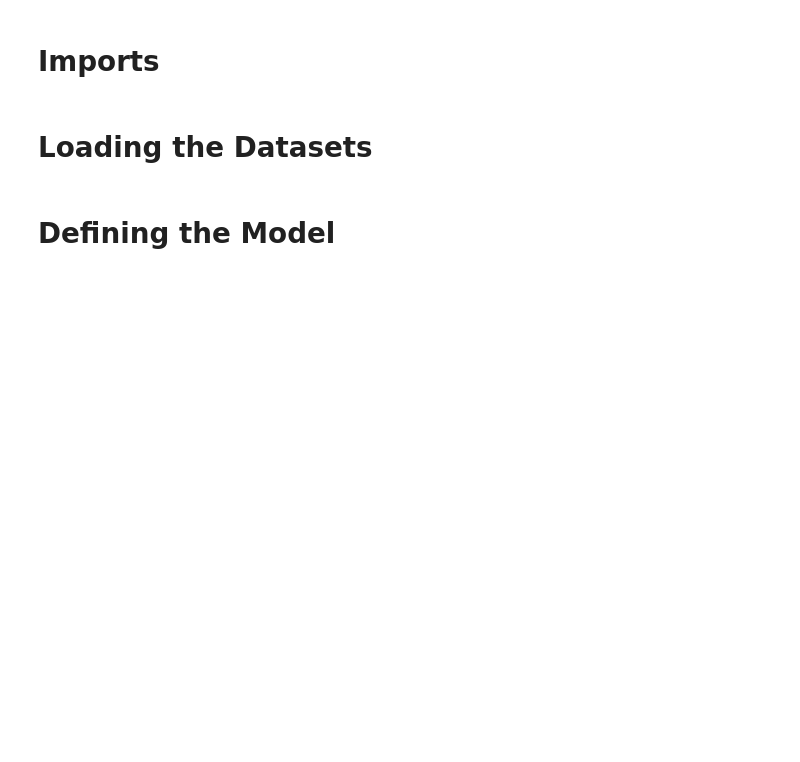
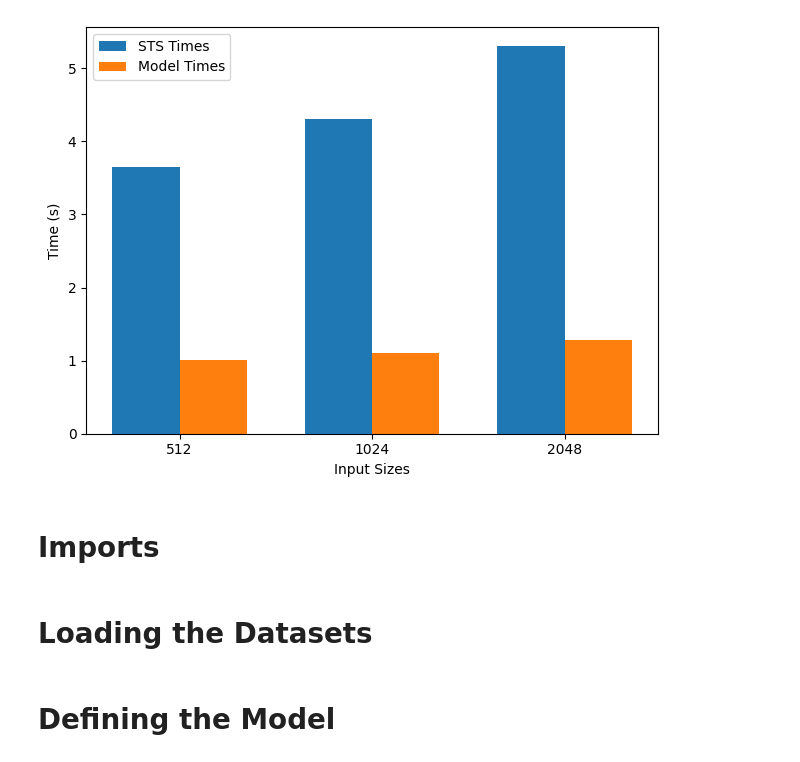
Before and after one commit to bloodpool7/RandomTransformer, a Jupyter notebook: Transformer/model_testing.ipynb, the cells around one changed output. Cells and saved outputs as stored; diff of their text form; code cells hidden in the pictures; blank space fills up the shorter version.

Commit message:
Data analysis code

```diff
--- a/Transformer/model_testing.ipynb
+++ b/Transformer/model_testing.ipynb
@@ -1,3 +1,32 @@
+# %%
+import matplotlib.pyplot as plt
+
+# Input data
+input_sizes = [512, 1024, 2048]
+sts_times = [3.65, 4.31, 5.30]  # STS times
+model_times = [1.01, 1.11, 1.28]  # Model times
+
+# Width of each bar
+bar_width = 0.35
+
+# Positions of bars on x-axis
+index = range(len(input_sizes))
+
+# Plotting the bars
+plt.bar(index, sts_times, bar_width, label='STS Times', color='tab:blue')
+plt.bar([i + bar_width for i in index], model_times, bar_width, label='Model Times', color='tab:orange')
+
+# Adding labels
+plt.xlabel('Input Sizes')
+plt.ylabel('Time (s)')
+plt.xticks([i + bar_width/2 for i in index], input_sizes)
+plt.legend()
+
+# Display the plot
+plt.tight_layout()
+plt.show()
+# %% [output]
+[figure, added]
 # %% [markdown]
 # Imports
 # %%
```
Also changed, not shown: parts of 5 cells of this notebook, 30 other files.
